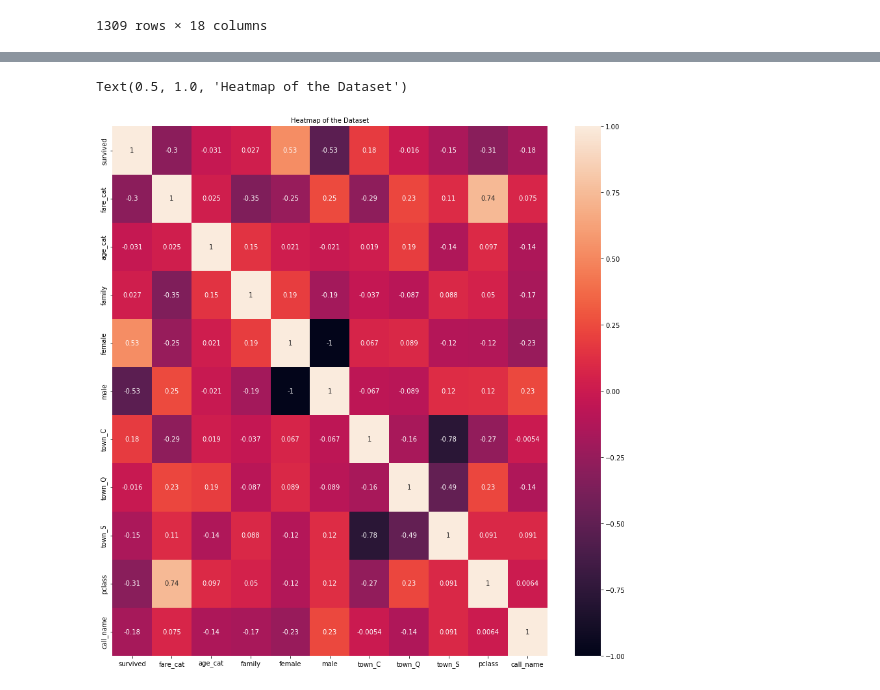
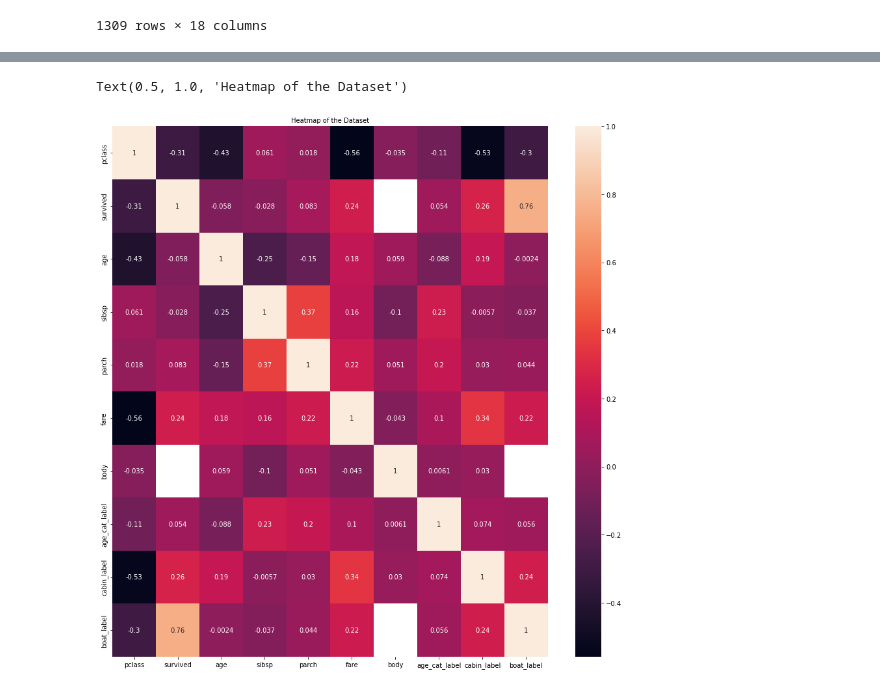
Before and after one commit to leedaedoo2/-cakd5, a Jupyter notebook: m2_분석라이브러리활용/분석데이터.ipynb, the cells around one changed output, grey strips where cells are left out. Cells and saved outputs as stored; diff of their text form; code cells hidden in the pictures.

```diff
--- a/m2_분석라이브러리활용/분석데이터.ipynb
+++ b/m2_분석라이브러리활용/분석데이터.ipynb
@@ -256,5 +222,5 @@ aa
 # %%
-for callname in nullcallname:
+for callname in nulllist:
     for a in range(3):
         for b in range(2):
             for embark in embarklist:
@@ -266,11 +232,10 @@ for callname in nullcallname:
                 c5 = (t3['pclass']==a+1)
                 c6 = (t3['survived']==b)
                 c7 = (t3['embarked']==embark)
-                mean = t3.loc[c1&c2&c3&c4&c5&c6&c7,['age']].mean()
+                mean = t3.loc[c1&c2&c3&c4&c5&c6&c7].age.mean()
                 print(mean,type(mean))
-                if mean.any()!=False:
-                    print('aa')
+                if type(mean) == np.float64:
+                    print(mean.round())
                     c2 = (t3['age'].isnull())
-                    t3.loc[c1&c2&c3&c4&c5&c6&c7,['age']]=mean[0].round()
-                    display(t3.loc[c1&c2&c3&c4&c5&c6&c7])
+                    t3.loc[c1&c2&c3&c4&c5&c6&c7,['age']] = mean.round()
 # %% [output]
@@ -334,5 +259,5 @@ aa
 # %%
-for callname in nullcallname:
+for callname in nulllist:
     for a in range(3):
         for b in range(2):
             for embark in embarklist:
@@ -344,11 +269,10 @@ for callname in nullcallname:
                 c5 = (t3['pclass']==a+1)
                 c6 = (t3['survived']==b)
                 c7 = (t3['embarked']==embark)
-                mean = t3.loc[c1&c2&c3&c4&c5&c6&c7,['age']].mean()
+                mean = t3.loc[c1&c2&c3&c4&c5&c6&c7].age.mean()
                 print(mean,type(mean))
-                if mean.any()!=False:
-                    print('aa')
+                if type(mean) == np.float64:
+                    print(mean.round())
                     c2 = (t3['age'].isnull())
-                    t3.loc[c1&c2&c3&c4&c5&c6&c7,['age']]=mean[0].round()
-                    display(t3.loc[c1&c2&c3&c4&c5&c6&c7])
+                    t3.loc[c1&c2&c3&c4&c5&c6&c7,['age']] = mean.round()
 # %% [output]
@@ -402,10 +296,10 @@ aa
 # %%
-for callname in nullcallname:
+for callname in nulllist:
     c1 = t3['age'].notnull()
     c2 = t3['callname'] == callname
 
-    mean = t3.loc[c1&c2,['age']].mean()
-    print(mean[0])
+    mean = t3.loc[c1&c2,'age'].mean()
+    print(mean)
     c1 = t3['age'].isnull()
-    t3.loc[c1&c2,['age']] = mean[0].round()
+    t3.loc[c1&c2,['age']] = mean.round()
 # %% [output]
@@ -492,9 +387,5 @@ warnings.filterwarnings('ignore')
 le = LabelEncoder()
 t3.boat.fillna('0',inplace=True)
 t3['boat_label'] = le.fit_transform(t3['boat'])
-t3['gender_label'] = le.fit_transform(t3.sex)
-t3['home.dest'].fillna('0',inplace=True)
-t3['home_dest'] = le.fit_transform(t3['home.dest'])
-t3['call_name'] = le.fit_transform(t3.callname)
 t3
 # %% [output]
@@ -596,10 +465,10 @@ rf 정확도 : 0.81,lr 정확도 : 0.82
 # %%
 import matplotlib.pyplot as plt
 import seaborn as sns
 
 plt.figure(figsize=(15,15))
-sns.heatmap(df1.corr(),annot=True)
+sns.heatmap(t3.corr(),annot=True)
 plt.title('Heatmap of the Dataset',fontsize=10)
 # %% [output]
 Text(0.5, 1.0, 'Heatmap of the Dataset')
-[figure, old version]
+[figure, new version]
```
Also changed, not shown: parts of 11 cells of this notebook, 13 other files.
